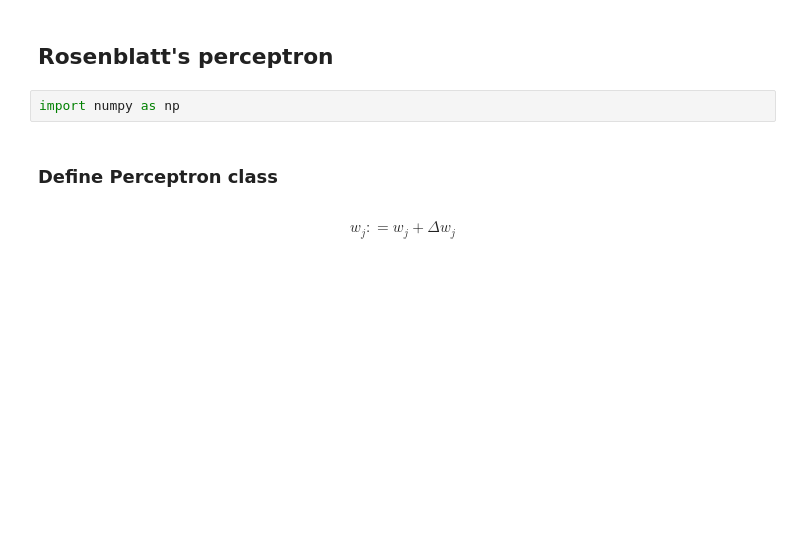
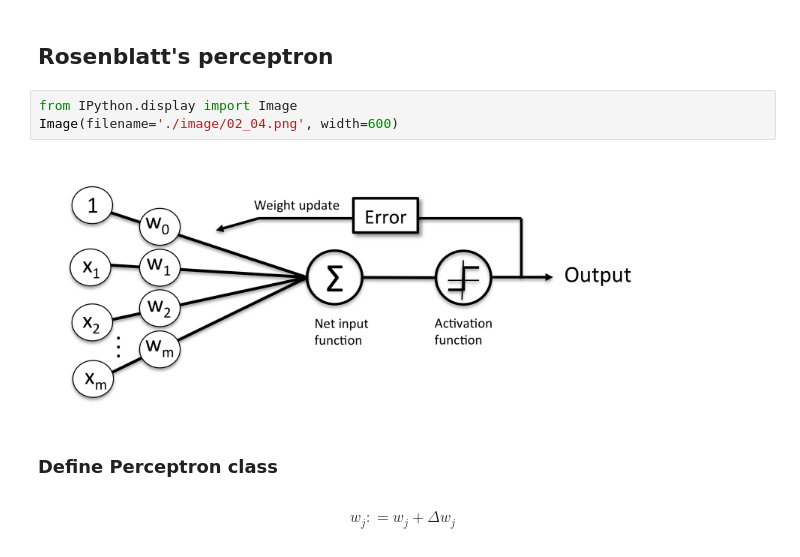
Before and after one commit to vectormars/Python-Machine-Learning, a Jupyter notebook: Chapter 2- Training Machine Learning Algorithms for Classification/Rosenblatt%27s+perceptron.ipynb, the cells around one changed output. Saved outputs shown, nothing was run; the diff lists cells and outputs as text; blank space fills up the shorter version.

```diff
--- a/Chapter 2- Training Machine Learning Algorithms for Classification/Rosenblatt%27s+perceptron.ipynb
+++ b/Chapter 2- Training Machine Learning Algorithms for Classification/Rosenblatt%27s+perceptron.ipynb
@@ -1,7 +1,10 @@
 # %% [markdown]
 ## Rosenblatt's perceptron
-# %%
-import numpy as np
+# %%
+from IPython.display import Image
+Image(filename='./image/02_04.png', width=600)
+# %% [output]
+[figure, added]
 # %% [markdown]
 ### Define Perceptron class
 # %% [markdown]
```
Also changed, not shown: parts of 1 cell of this notebook.
